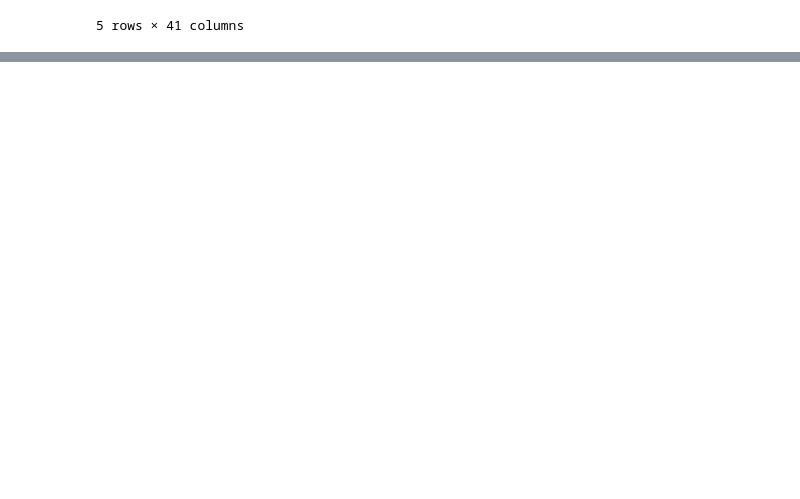
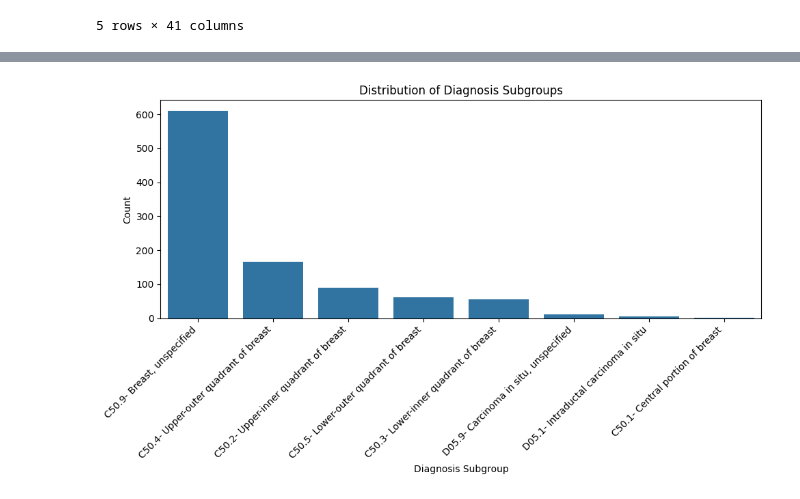
Before and after one commit to FKC117/oncoedu, a Jupyter notebook: bsbcs/oncoedu/analytics.ipynb, the cells around one changed output, grey strips where cells are left out. Drawn from its saved outputs; the diff is of its cells as text; code cells hidden in the pictures; blank space fills up the shorter version.

```diff
--- a/bsbcs/oncoedu/analytics.ipynb
+++ b/bsbcs/oncoedu/analytics.ipynb
@@ -670,3 +658,5 @@ p_obs_df.head()
 | 3 | 4 | 2024-01-14 09:33:06+00:00 | Prof SALMA - H12201224235 | Left | Weekly Paclitaxel + Weekly Carbop... | 2024-01-04 | ... |
 | 4 | 5 | 2024-03-28 11:47:49+00:00 | BSH - H12110197955 | Left | o Palbociclib + Letrozole + Zolad... | 2022-09-29 | ... |
 5 rows × 41 columns
+# %%
+observation_df = p_obs_df.copy()
@@ -672,0 +673,14 @@ p_obs_df.head()
+# %%
+observation_df['diagnosis_subgroup_display'].value_counts()
+diagnosis_subgroup_counts = observation_df['diagnosis_subgroup_display'].value_counts().reset_index()
+diagnosis_subgroup_counts.head()
+plt.figure(figsize=(10, 6))
+sns.barplot(x='diagnosis_subgroup_display', y='count', data=diagnosis_subgroup_counts)
+plt.xlabel('Diagnosis Subgroup')
+plt.ylabel('Count')
+plt.title('Distribution of Diagnosis Subgroups')
+plt.xticks(rotation=45, ha='right')
+plt.tight_layout()
+plt.show()
+# %% [output]
+[figure, added]
```
Also changed, not shown: parts of 7 cells of this notebook, 1 other file.
